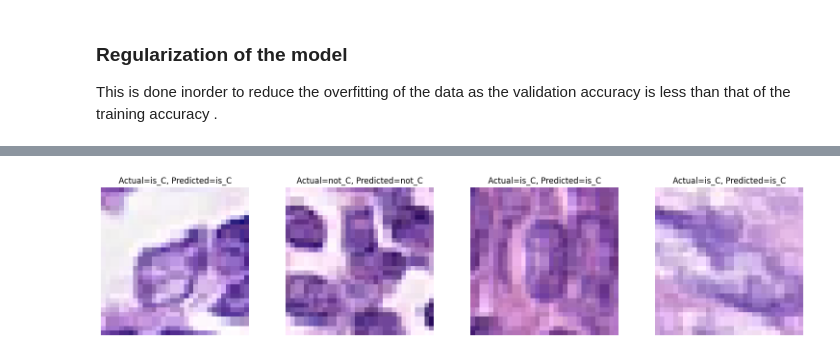
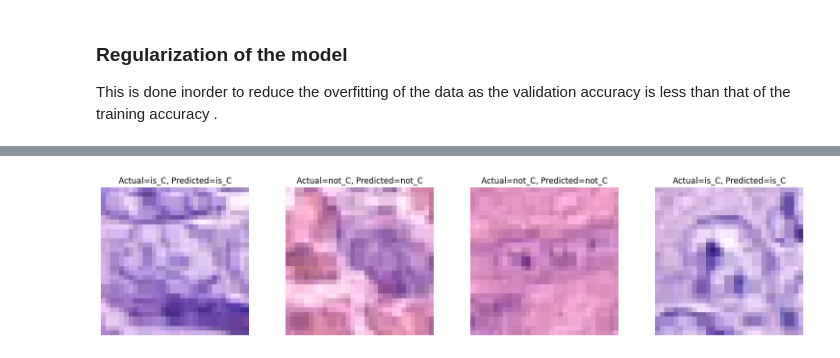
Before and after one commit to SumethD/cancerCell_Image_classification-Model, a Jupyter notebook: image_binary_classification.ipynb, the cells around one changed output, grey strips where cells are left out. Drawn from its saved outputs; the diff is of its cells as text; code cells hidden in the pictures.

```diff
--- a/image_binary_classification.ipynb
+++ b/image_binary_classification.ipynb
@@ -480,7 +590,7 @@ plt.figure(figsize=(19,4))
 batches = 0
 for x,y in test_generator:
     batches = batches + 1
-    y_pred = base_model.predict(x, verbose=0)
+    y_pred = base_model_2.predict(x, verbose=0)
     x = np.squeeze(x)
     if batches <= 4:
         plt.subplot(1,4,batches)
@@ -537,4 +665,5 @@ Epoch 200/200
 # %%
+adv_model = load_model('adv.model')
 plt.figure(figsize=(10,5))
 plt.subplot(1,2,1)
 plt.plot(history_adv.history['loss'], 'r--')
@@ -670,0 +768,36 @@ base_model_reg_drp.evaluate(extra_generator)
+# %%
+train_datagen = ImageDataGenerator(rescale=1./255, data_format='channels_last')
+val_datagen = ImageDataGenerator(rescale=1./255, data_format='channels_last')
+test_datagen = ImageDataGenerator(rescale=1./255, data_format='channels_last')
+
+batch_size = 32
+
+alt_train_generator = train_datagen.flow_from_dataframe(
+        dataframe=X_train,
+        directory='./',
+        x_col="image_path",
+        y_col="isCancerous",
+        target_size=(32, 32),
+        batch_size=batch_size,
+        class_mode='binary')
+
+
+alt_validation_generator = val_datagen.flow_from_dataframe(
+        dataframe=X_val,
+        directory='./',
+        x_col="image_path",
+        y_col="isCancerous",
+        target_size=(32, 32),
+        batch_size=batch_size,
+        class_mode='binary')
+
+batch_size = 1
+
+alt_test_generator = test_datagen.flow_from_dataframe(
+        dataframe=X_test,
+        directory='./',
+        x_col="image_path",
+        y_col="isCancerous",
+        target_size=(32, 32),
+        batch_size=batch_size,
+        class_mode='binary')
@@ -670,0 +808,2 @@ base_model_reg_drp.evaluate(extra_generator)
+# %%
+history_alt = model.fit(alt_train_generator, validation_data = alt_validation_generator, epochs=60, verbose=1)
@@ -671,18 +833,18 @@ base_model_reg_drp.evaluate(extra_generator)
 # %%
 label_names = {0: 'not_C', 1: 'is_C'}
 plt.figure(figsize=(19,4))
 batches = 0
-for x,y in test_generator:
+for x,y in alt_test_generator:
     batches = batches + 1
-    y_pred = base_model_reg_drp.predict(x, verbose=0)
+    y_pred =model.predict(x, verbose=0)
     x = np.squeeze(x)
     if batches <= 4:
         plt.subplot(1,4,batches)
         plt.imshow(x)
         plt.title("Actual={}, Predicted={}".format(label_names[int(y[0])], label_names[int(np.round(y_pred[0][0]))]))
     else:
         break
     plt.axis('off')
 plt.show()
 # %% [output]
-[figure, old version]
+[figure, new version]
```
Also changed, not shown: parts of 64 cells of this notebook, 5 other files.
